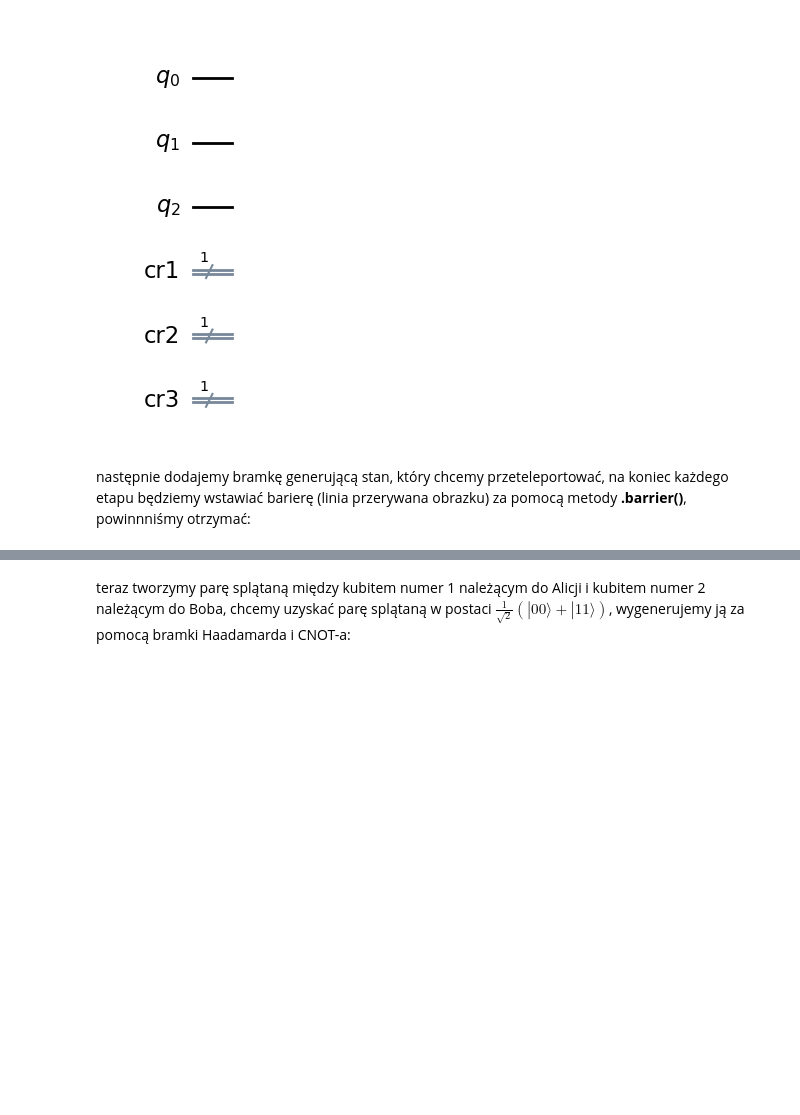
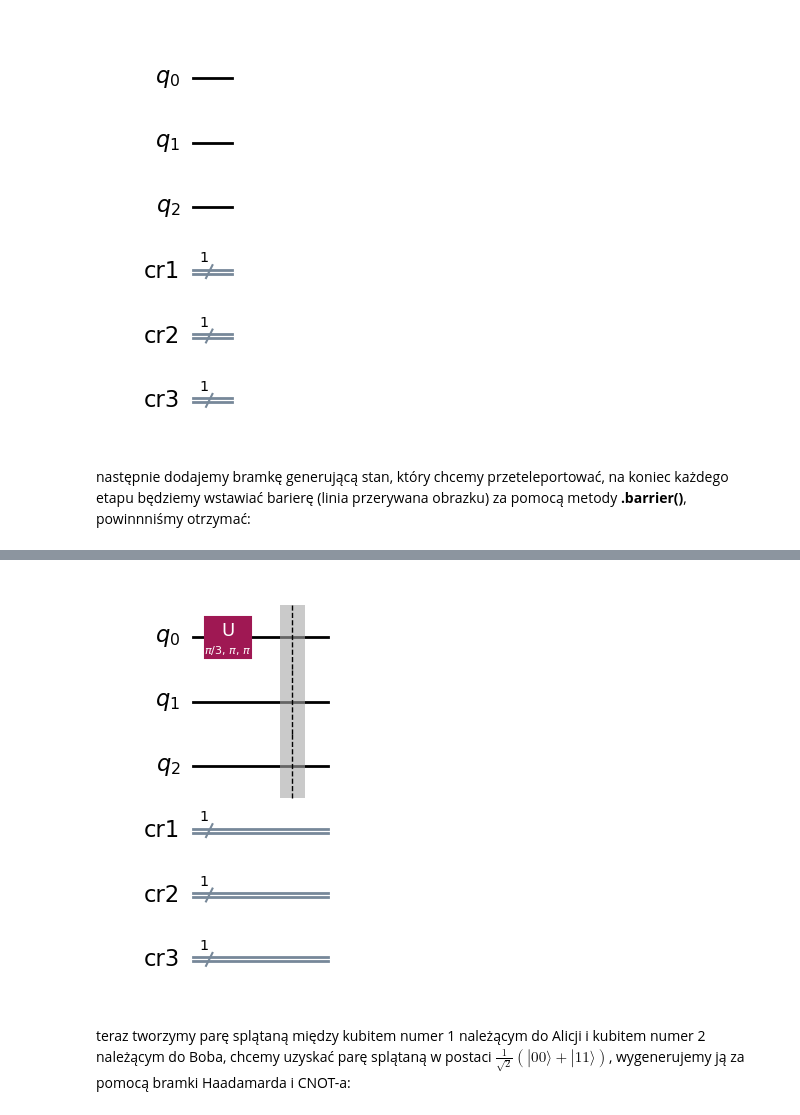
Before and after one commit to mawojcik/cryptography, a Jupyter notebook: Lista10/Lista10.ipynb, the cells around one changed output, grey strips where cells are left out. Drawn from its saved outputs; the diff is of its cells as text; code cells hidden in the pictures; blank space fills up the shorter version.

```diff
--- a/Lista10/Lista10.ipynb
+++ b/Lista10/Lista10.ipynb
@@ -113,2 +110,9 @@ następnie dodajemy bramkę generującą stan, który chcemy przeteleportować,
+# %%
+qc.u(np.pi/3,np.pi,np.pi,0)
+qc.barrier()
+
+qc.draw(output='mpl')
+# %% [output]
+[figure, added]
 # %% [markdown]
 teraz tworzymy parę splątaną między kubitem numer 1 należącym do Alicji i kubitem numer 2 należącym do Boba, chcemy uzyskać parę splątaną w postaci $\frac{1}{\sqrt{2}}\left(|00\rangle+|11\rangle\right)$, wygenerujemy ją za pomocą bramki Haadamarda i CNOT-a:
```
Also changed, not shown: parts of 14 cells of this notebook.
